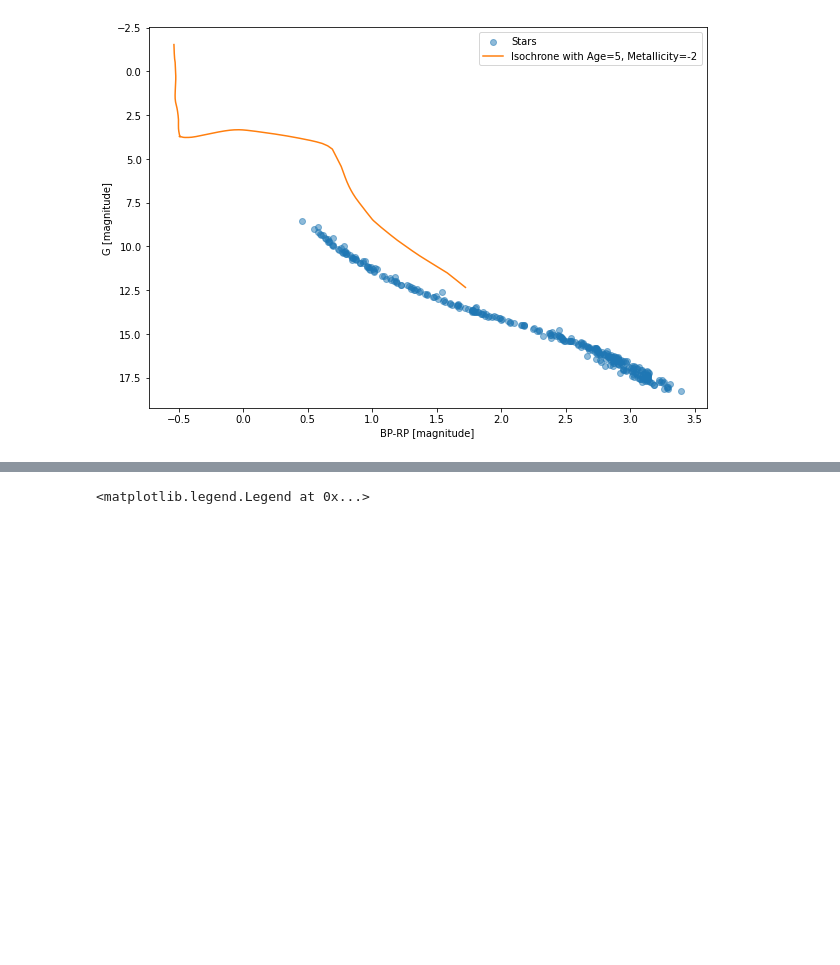
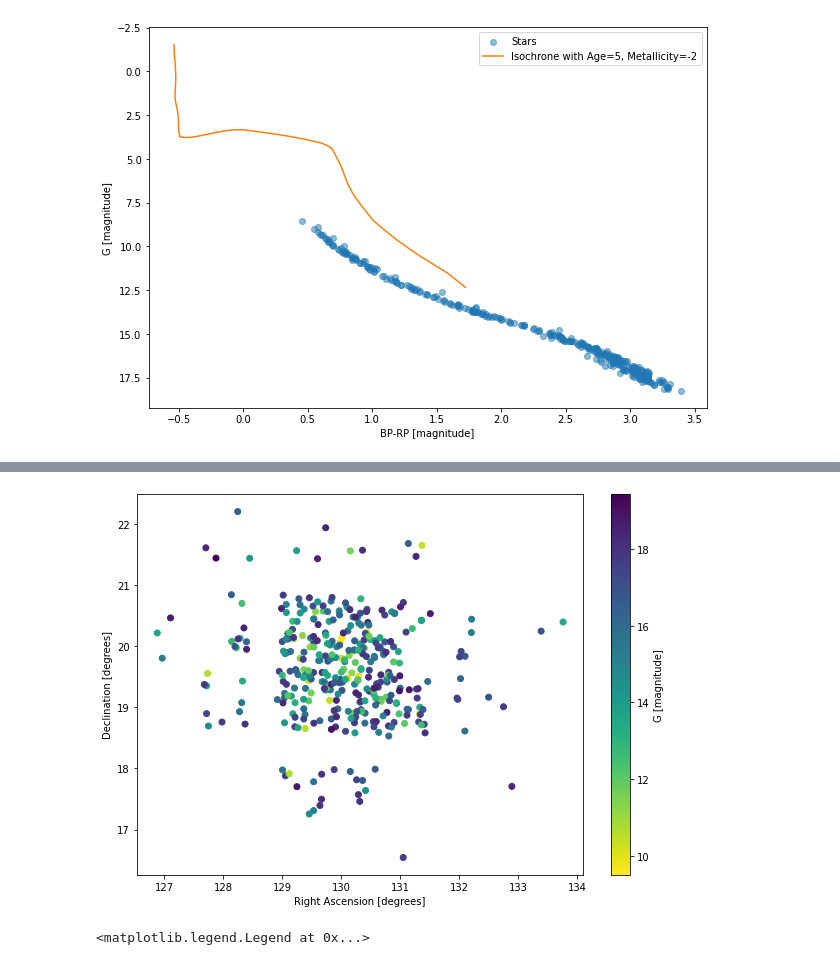
Before and after one commit to bclevine/WISE-2023, a Jupyter notebook: WISE_HR_notebook.ipynb, the cells around one changed output, grey strips where cells are left out. Saved outputs shown, nothing was run; the diff lists cells and outputs as text; code cells hidden in the pictures; blank space fills up the shorter version.

```diff
--- a/WISE_HR_notebook.ipynb
+++ b/WISE_HR_notebook.ipynb
@@ -130,6 +131,9 @@ Now let's look at another star cluster: the Praesepe Cluster, also known as the
 # %%
 # Load in our data:
 praesepe = pd.read_csv('praesepe.csv')
+plot_positions(praesepe)
+# %% [output]
+[figure, added]
 # %%
 AGE = 5
 METALLICITY = -2
```
Also changed, not shown: parts of 1 cell of this notebook.
